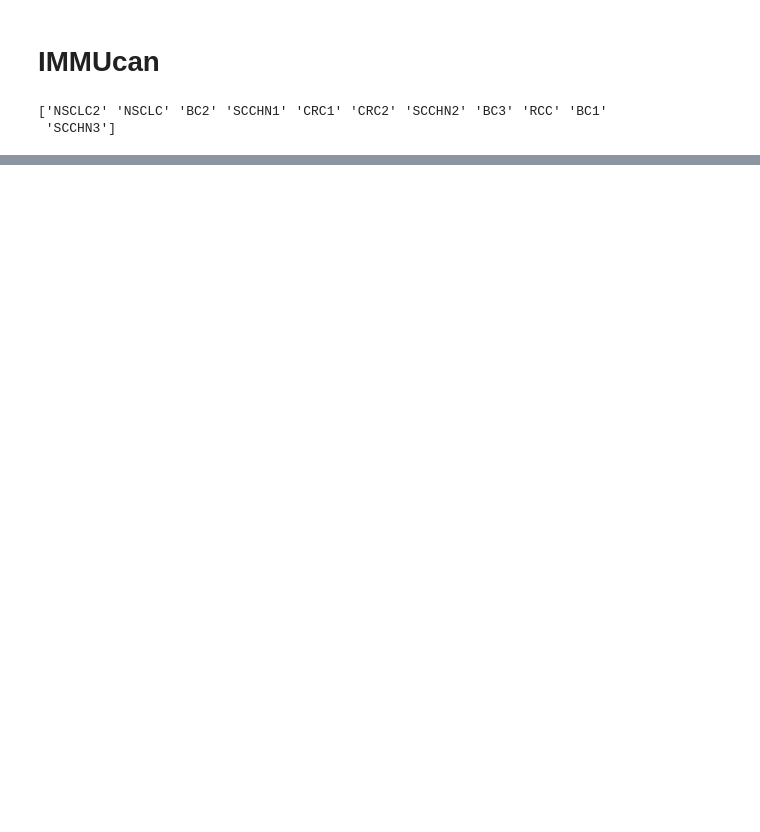
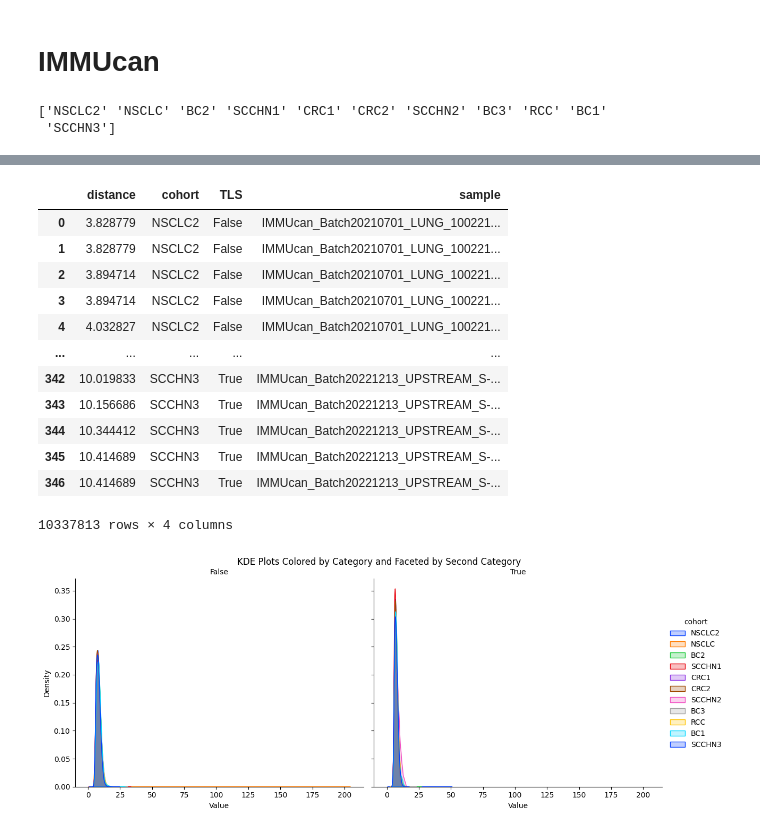
Before and after one commit to mouneem/Spatial-Omics-Networks-Benchmark-, a Jupyter notebook: pipelines/2 - Distance definition.ipynb, the cells around one changed output, grey strips where cells are left out. Cells and saved outputs as stored; diff of their text form; code cells hidden in the pictures; blank space fills up the shorter version.

Commit message:
Distance computation

```diff
--- a/pipelines/2 - Distance definition.ipynb
+++ b/pipelines/2 - Distance definition.ipynb
@@ -79,7 +55,7 @@ Script loaded!
 # %% [markdown]
 # IMMUcan
 # %%
-AllCells = pd.read_csv('../data/IMC_IMMUcan.csv',index_col=0)
+AllCells = pd.read_csv('../data/IMC_IMMUcan.csv',index_col=0).drop_duplicates()
 cohorts = AllCells['cohort'].unique()
 print(cohorts)
 # %% [output]
@@ -218,0 +71,4 @@ plt.show()
+# %%
+AllCells['TLS'] = False
+AllCells.loc[AllCells['ROI'] == 4,'TLS'] = True
+AllCells.sample(5)
@@ -218,0 +148,34 @@ plt.show()
+# %%
+display(all_distances_df)
+# Plot the KDE with hue and style
+# Set up the FacetGrid
+g = sns.FacetGrid(all_distances_df, col='TLS', hue='cohort', palette='bright', height=5, aspect=1.2)
+# Map the KDE plot to the grid
+g.map(sns.kdeplot, 'distance', fill=True)
+
+# Add legend
+g.add_legend()
+
+# Add titles and adjust layout
+g.set_titles(col_template="{col_name}")
+g.set_axis_labels('Value', 'Density')
+plt.subplots_adjust(top=0.9)
+g.fig.suptitle('KDE Plots Colored by Category and Faceted by Second Category')
+
+# Show plot
+plt.show()
+# %% [output]
+|  | distance | cohort | TLS | sample |
+| 0 | 3.828779 | NSCLC2 | False | IMMUcan_Batch20210701_LUNG_100221... |
+| 1 | 3.828779 | NSCLC2 | False | IMMUcan_Batch20210701_LUNG_100221... |
+| 2 | 3.894714 | NSCLC2 | False | IMMUcan_Batch20210701_LUNG_100221... |
+| 3 | 3.894714 | NSCLC2 | False | IMMUcan_Batch20210701_LUNG_100221... |
+| 4 | 4.032827 | NSCLC2 | False | IMMUcan_Batch20210701_LUNG_100221... |
+| ... | ... | ... | ... | ... |
+| 342 | 10.019833 | SCCHN3 | True | IMMUcan_Batch20221213_UPSTREAM_S-... |
+| 343 | 10.156686 | SCCHN3 | True | IMMUcan_Batch20221213_UPSTREAM_S-... |
+| 344 | 10.344412 | SCCHN3 | True | IMMUcan_Batch20221213_UPSTREAM_S-... |
+| 345 | 10.414689 | SCCHN3 | True | IMMUcan_Batch20221213_UPSTREAM_S-... |
+| 346 | 10.414689 | SCCHN3 | True | IMMUcan_Batch20221213_UPSTREAM_S-... |
+10337813 rows × 4 columns
+[figure, added]
```
Also changed, not shown: parts of 19 cells of this notebook.
